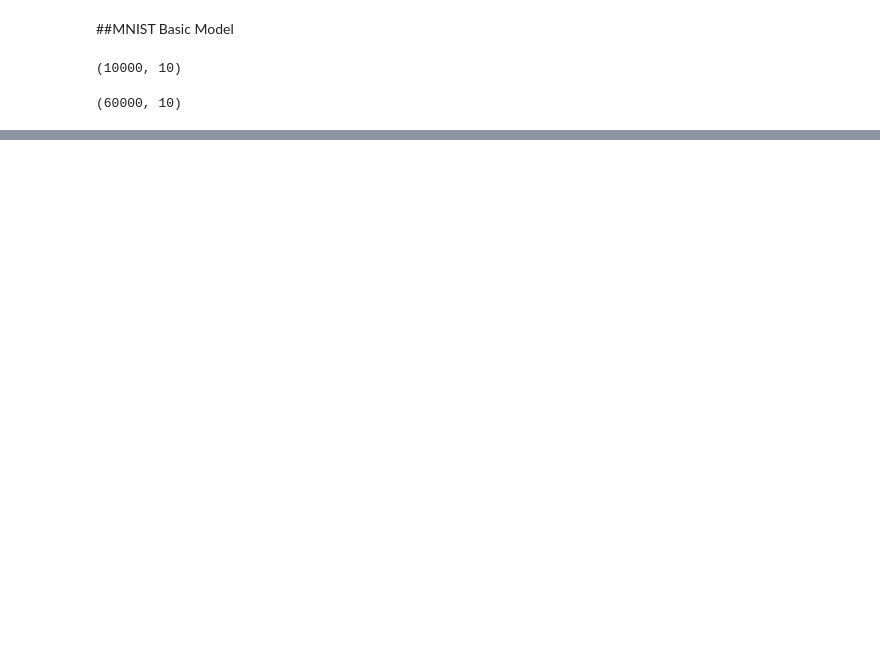
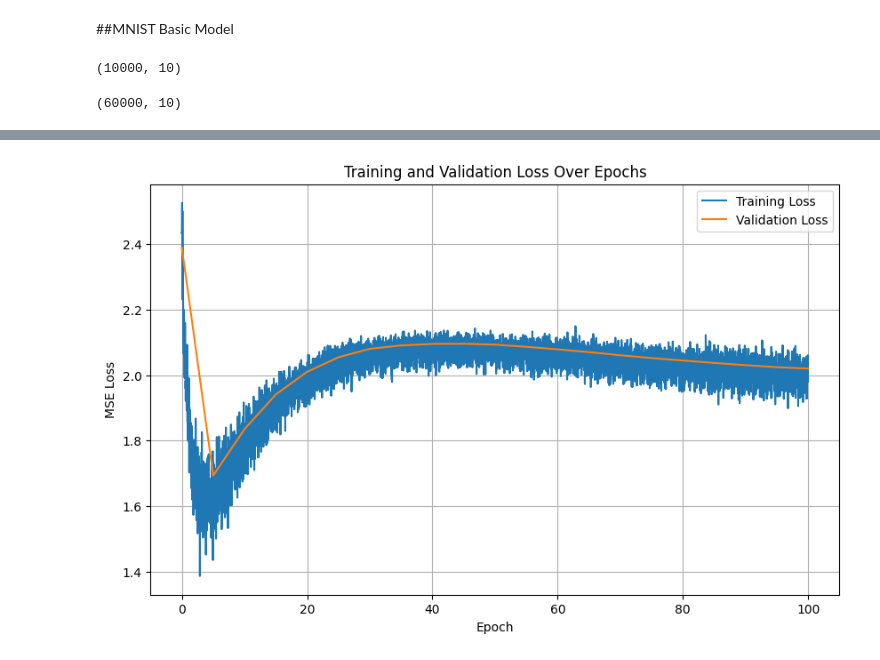
Before and after one commit to rylan-berry/DeepLearningIndependentStudy, a Jupyter notebook: RegularizationLab.ipynb, the cells around one changed output, grey strips where cells are left out. Drawn from its saved outputs; the diff is of its cells as text; code cells hidden in the pictures; blank space fills up the shorter version.

```diff
--- a/RegularizationLab.ipynb
+++ b/RegularizationLab.ipynb
@@ -532,3 +557,23 @@ class Model:
+# %%
+def l2_reg(loss_prev, model, _lambda):
+  l2_pen = Values(0.0)
+
+  for block in model.blocks.arr:
+    if isinstance(block, Dense) or isinstance(block, Layer):
+      weights, _ = block.params()
+      for weis in weights:
+        l2_pen = l2_pen + (weis**2).sum()
+  return loss_prev + _lambda * l2_pen
+
+def l1_reg(loss_prev, model, _lambda):
+  l1_pen = Values(0.0)
+
+  for block in model.blocks.arr:
+    if isinstance(block, Dense) or isinstance(block, Layer):
+      weights, _ = block.params()
+      for weis in weights:
+        l1_pen = l1_pen + (weis.abs()).sum()
+  return loss_prev + _lambda * l1_pen
 # %% [markdown]
 ##XOR Lab Test
 Makes sure framework works
@@ -925,0 +818,3 @@ Original Model Predicted Digit: 2
+# %%
+l2do_model = Model([Dense(3,784,512,512,activ="relu",f_activ="relu"),Dropout(512,0.4),Dense(1,512,256,10,f_activ="softmax")],pen_fn=l2_reg)
+l2do_model.train(100, x_train[:10000],y_train[:10000],x_val[:500],y_val[:500],val_run=5, l_rate=0.01, batch_size=128)
@@ -925,0 +857,23 @@ Original Model Predicted Digit: 2
+# %%
+# Extract training loss data
+train_epochs = [item[0] for item in l2do_model.train_loss]
+train_losses = [item[1] for item in l2do_model.train_loss]
+
+# Extract validation loss data
+val_epochs = [item[0] for item in l2do_model.val_loss]
+val_losses = [item[1] for item in l2do_model.val_loss]
+
+# Create the plot
+plt.figure(figsize=(10, 6))
+plt.plot(train_epochs, train_losses, label='Training Loss')
+plt.plot(val_epochs, val_losses, label='Validation Loss')
+
+# Add labels and title
+plt.xlabel('Epoch')
+plt.ylabel('MSE Loss')
+plt.title('Training and Validation Loss Over Epochs')
+plt.legend()
+plt.grid(True)
+plt.show()
+# %% [output]
+[figure, added]
```
Also changed, not shown: parts of 41 cells of this notebook.
